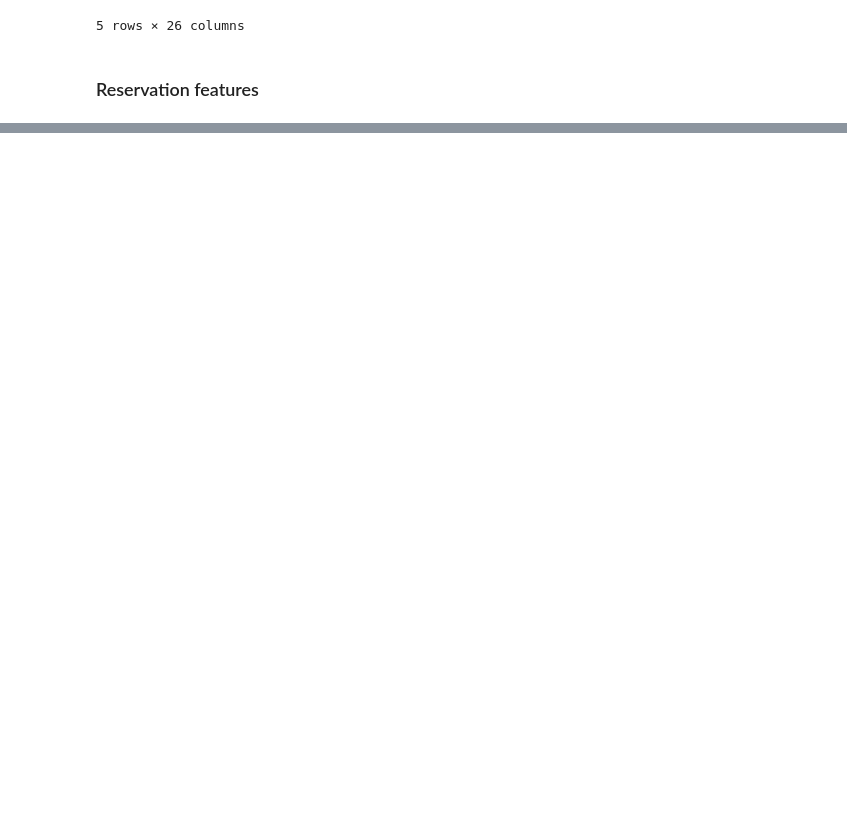
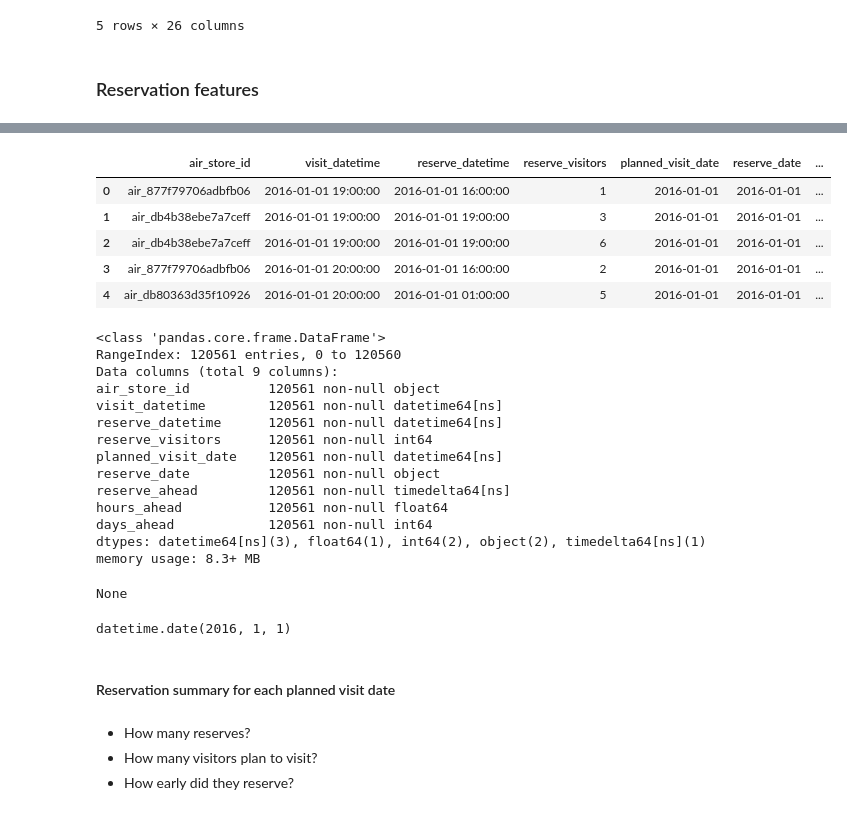
Before and after one commit to ligz08/Kaggle-Recruit-Restaurant-Visitor-Forecasting, a Jupyter notebook: Preprocess & Model.ipynb, the cells around one changed output, grey strips where cells are left out. Drawn from its saved outputs; the diff is of its cells as text; code cells hidden in the pictures; blank space fills up the shorter version.

```diff
--- a/Preprocess & Model.ipynb
+++ b/Preprocess & Model.ipynb
@@ -150,3 +180,5 @@ full.head()
 5 rows × 26 columns
 # %% [markdown]
 ### Reservation features
+# %%
+reserves = pd.read_csv('scratch/reserves.csv', parse_dates=['visit_datetime', 'reserve_datetime'])
@@ -152,0 +227,41 @@ full.head()
+# %%
+reserves['planned_visit_date'] = reserves.visit_datetime.dt.date
+reserves['reserve_date'] = reserves.reserve_datetime.dt.date
+reserves['reserve_ahead'] = reserves.visit_datetime - reserves.reserve_datetime
+reserves['hours_ahead'] = reserves.reserve_ahead / pd.Timedelta('1 hour')
+reserves['days_ahead'] = reserves.reserve_ahead.apply(lambda delta_t: delta_t.days)
+# %%
+display(reserves.head())
+display(reserves.info())
+# %% [output]
+|  | air_store_id | visit_datetime | reserve_datetime | reserve_visitors | planned_visit_date | reserve_date | ... |
+| 0 | air_877f79706adbfb06 | 2016-01-01 19:00:00 | 2016-01-01 16:00:00 | 1 | 2016-01-01 | 2016-01-01 | ... |
+| 1 | air_db4b38ebe7a7ceff | 2016-01-01 19:00:00 | 2016-01-01 19:00:00 | 3 | 2016-01-01 | 2016-01-01 | ... |
+| 2 | air_db4b38ebe7a7ceff | 2016-01-01 19:00:00 | 2016-01-01 19:00:00 | 6 | 2016-01-01 | 2016-01-01 | ... |
+| 3 | air_877f79706adbfb06 | 2016-01-01 20:00:00 | 2016-01-01 16:00:00 | 2 | 2016-01-01 | 2016-01-01 | ... |
+| 4 | air_db80363d35f10926 | 2016-01-01 20:00:00 | 2016-01-01 01:00:00 | 5 | 2016-01-01 | 2016-01-01 | ... |
+<class 'pandas.core.frame.DataFrame'>
+RangeIndex: 120561 entries, 0 to 120560
+Data columns (total 9 columns):
+air_store_id          120561 non-null object
+visit_datetime        120561 non-null datetime64[ns]
+reserve_datetime      120561 non-null datetime64[ns]
+reserve_visitors      120561 non-null int64
+planned_visit_date    120561 non-null datetime64[ns]
+reserve_date          120561 non-null object
+reserve_ahead         120561 non-null timedelta64[ns]
+hours_ahead           120561 non-null float64
+days_ahead            120561 non-null int64
+dtypes: datetime64[ns](3), float64(1), int64(2), object(2), timedelta64[ns](1)
+memory usage: 8.3+ MB
+None
+# %%
+reserves.reserve_date[1]
+# %% [output]
+datetime.date(2016, 1, 1)
+# %% [markdown]
+#### Reservation summary for each planned visit date
+# %% [markdown]
+- How many reserves?
+- How many visitors plan to visit?
+- How early did they reserve?
```
Also changed, not shown: parts of 18 cells of this notebook, 5 other files.
